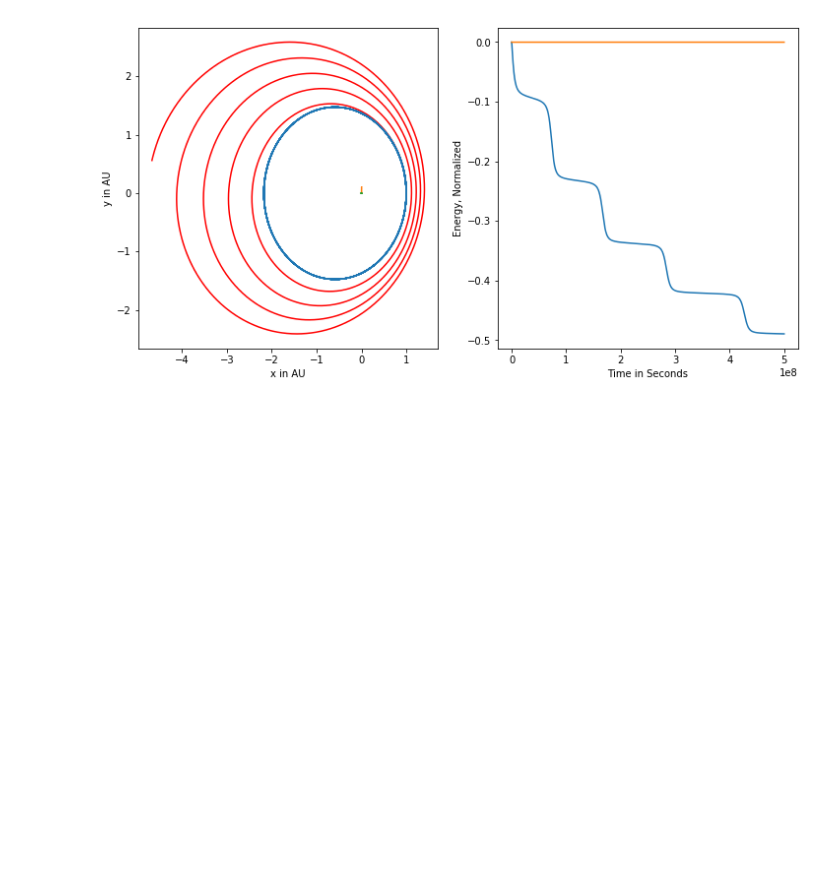
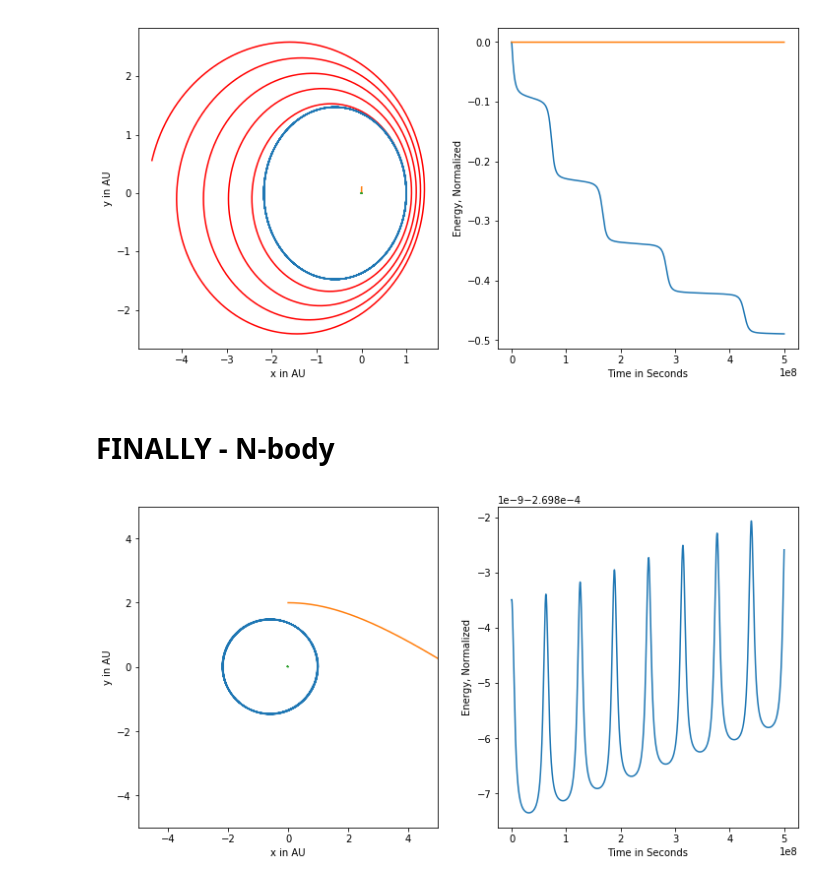
Before and after one commit to jnaiman/csci-p-14110, a Jupyter notebook: lesson04/inClass_lesson04.ipynb, the cells around one changed output. Cells and saved outputs as stored; diff of their text form; code cells hidden in the pictures; blank space fills up the shorter version.

```diff
--- a/lesson04/inClass_lesson04.ipynb
+++ b/lesson04/inClass_lesson04.ipynb
@@ -181,3 +181,5 @@ ax[1].set_ylabel('Energy, Normalized')
 plt.show()
 # %% [output]
 [figure]
+# %% [markdown]
+# FINALLY - N-body
@@ -183,0 +204,40 @@ plt.show()
+# %%
+r_h, v_h, t_h, E_h = do_hermite(star_mass,
+                               planet_mass,
+                               planet_initial_position,
+                               planet_initial_velocity,
+                               tfinal=delta_t*n_steps,
+                               Nsteps=n_steps)
+# %%
+# we are doing 1 row of plots with 2 columns of plots
+# and making sure that our plot is 2X as wide as long
+fig, ax = plt.subplots(1,2, figsize=(6*2, 6))
+
+# PARTICLE #1
+# r_h[NUMBER OF PARTICLES, NUMBER COORDINATES (X,Y,Z), NUMBER OF TIMESTEPS]
+#ax[0].plot(r_h[0,0,:], r_h[0,1,:]) # plot on axis #1, or indexed to zero
+
+# PARTICLE #2
+#ax[0].plot(r_h[1, 0, :], r_h[1, 1, :]) # Hermite
+
+# PARTICLE #3
+#ax[0].plot(r_h[2, 0, :], r_h[2, 1, :])
+
+for i in range(r_h.shape[0]): # loop over number of planets+star
+    ax[0].plot(r_h[i, 0, :], r_h[i, 1, :])
+
+# making extra fancy with labels
+ax[0].set_xlabel('x in AU')
+ax[0].set_ylabel('y in AU')
+# also set a different-than-default size
+ax[0].set_xlim(-5, 5)
+ax[0].set_ylim(-5, 5)
+
+# now I'll make energy as a function of time
+ax[1].plot(t_h, E_h)
+ax[1].set_xlabel('Time in Seconds')
+ax[1].set_ylabel('Energy, Normalized')
+
+plt.show()
+# %% [output]
+[figure, added]
```
Also changed, not shown: parts of 2 cells of this notebook, 1 other file.
